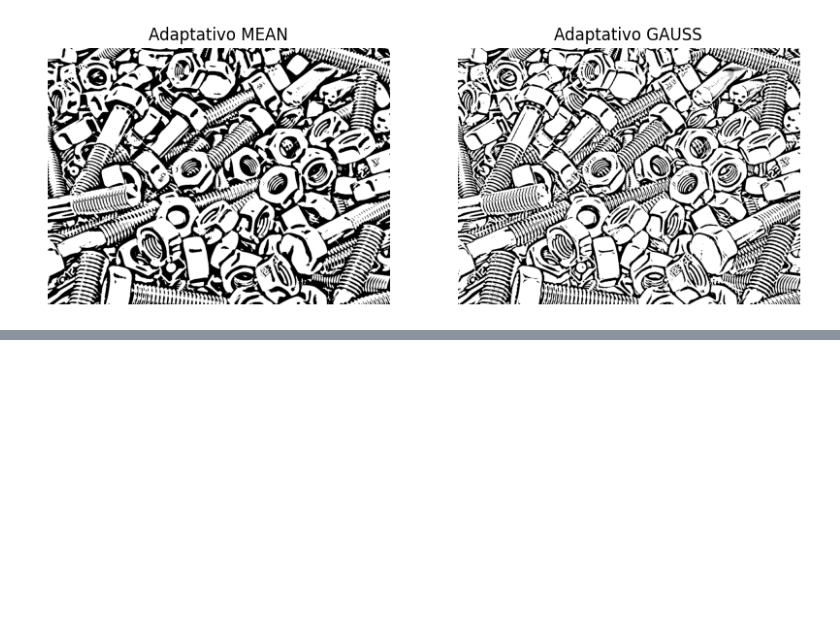
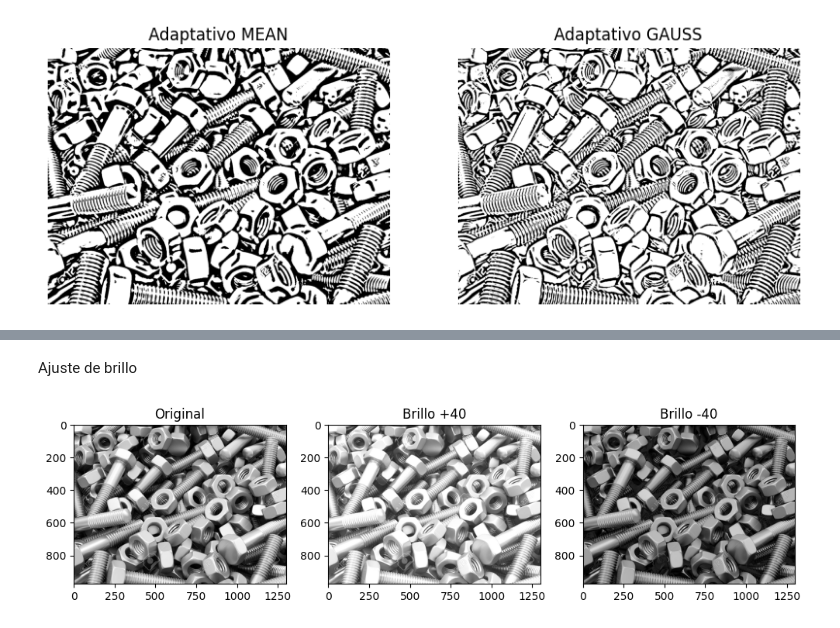
Before and after one commit to Astolfo34/Parcial_1VisionArtificial, a Jupyter notebook: tornillos.ipynb, the cells around one changed output, grey strips where cells are left out. Drawn from its saved outputs; the diff is of its cells as text; code cells hidden in the pictures; blank space fills up the shorter version.

```diff
--- a/tornillos.ipynb
+++ b/tornillos.ipynb
@@ -104,0 +130,21 @@ plt.show()
+# %% [markdown]
+Ajuste de brillo
+# %%
+import cv2
+import matplotlib.pyplot as plt
+
+# Cargar la imagen base
+img = cv2.imread("img1.jpg")
+
+# Brillo: beta controla la suma o resta de intensidad
+brillo_alto = cv2.convertScaleAbs(img, alpha=1, beta=40)   # más brillo
+brillo_bajo = cv2.convertScaleAbs(img, alpha=1, beta=-40)  # menos brillo
+
+# Mostrar resultados
+plt.figure(figsize=(12,4))
+plt.subplot(1,3,1); plt.imshow(cv2.cvtColor(img, cv2.COLOR_BGR2RGB)); plt.title("Original")
+plt.subplot(1,3,2); plt.imshow(cv2.cvtColor(brillo_alto, cv2.COLOR_BGR2RGB)); plt.title("Brillo +40")
+plt.subplot(1,3,3); plt.imshow(cv2.cvtColor(brillo_bajo, cv2.COLOR_BGR2RGB)); plt.title("Brillo -40")
+plt.show()
+# %% [output]
+[figure, added]
```
Also changed, not shown: parts of 11 cells of this notebook.
